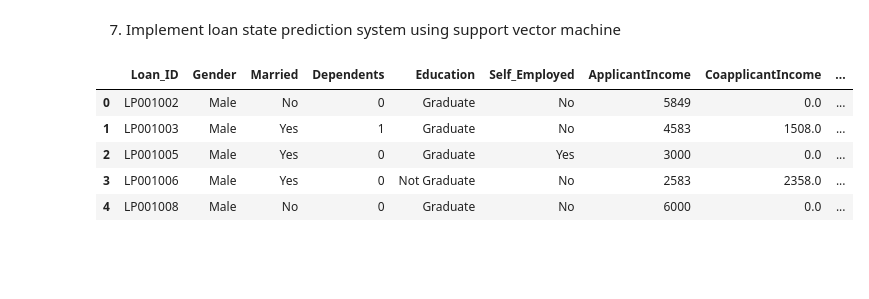
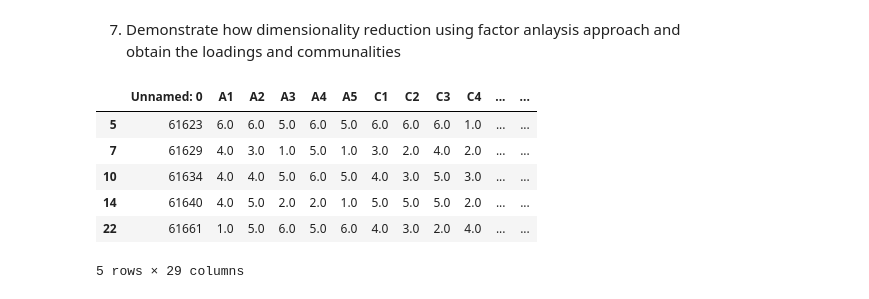
Before and after one commit to rifaaath/College, a Jupyter notebook: Year 3/Semester 5/ML/Lab07.ipynb, the cells around one changed output. Cells and saved outputs as stored; diff of their text form; code cells hidden in the pictures; blank space fills up the shorter version.

```diff
--- a/Year 3/Semester 5/ML/Lab07.ipynb
+++ b/Year 3/Semester 5/ML/Lab07.ipynb
@@ -1,4 +1,4 @@
-# %% [markdown]
-7. Implement loan state prediction system using support vector machine
+# %% [markdown]
+7. Demonstrate how dimensionality reduction using factor anlaysis approach and obtain the loadings and communalities
 # %%
 import pandas as pd
@@ -7,10 +5,12 @@ import seaborn as sns
 # %%
-df = pd.read_csv('loan.csv')
+df = pd.read_csv('bfi.csv')
+df = df.dropna()
 df.head()
 # %% [output]
-|  | Loan_ID | Gender | Married | Dependents | Education | Self_Employed | ApplicantIncome | CoapplicantIncome | ... |
-| 0 | LP001002 | Male | No | 0 | Graduate | No | 5849 | 0.0 | ... |
-| 1 | LP001003 | Male | Yes | 1 | Graduate | No | 4583 | 1508.0 | ... |
-| 2 | LP001005 | Male | Yes | 0 | Graduate | Yes | 3000 | 0.0 | ... |
-| 3 | LP001006 | Male | Yes | 0 | Not Graduate | No | 2583 | 2358.0 | ... |
-| 4 | LP001008 | Male | No | 0 | Graduate | No | 6000 | 0.0 | ... |
+|  | Unnamed: 0 | A1 | A2 | A3 | A4 | A5 | C1 | C2 | C3 | C4 | ... | ... |
+| 5 | 61623 | 6.0 | 6.0 | 5.0 | 6.0 | 5.0 | 6.0 | 6.0 | 6.0 | 1.0 | ... | ... |
+| 7 | 61629 | 4.0 | 3.0 | 1.0 | 5.0 | 1.0 | 3.0 | 2.0 | 4.0 | 2.0 | ... | ... |
+| 10 | 61634 | 4.0 | 4.0 | 5.0 | 6.0 | 5.0 | 4.0 | 3.0 | 5.0 | 3.0 | ... | ... |
+| 14 | 61640 | 4.0 | 5.0 | 2.0 | 2.0 | 1.0 | 5.0 | 5.0 | 5.0 | 2.0 | ... | ... |
+| 22 | 61661 | 1.0 | 5.0 | 6.0 | 5.0 | 6.0 | 4.0 | 3.0 | 2.0 | 4.0 | ... | ... |
+5 rows × 29 columns
```
Also changed, not shown: parts of 14 cells of this notebook, 14 other files.
